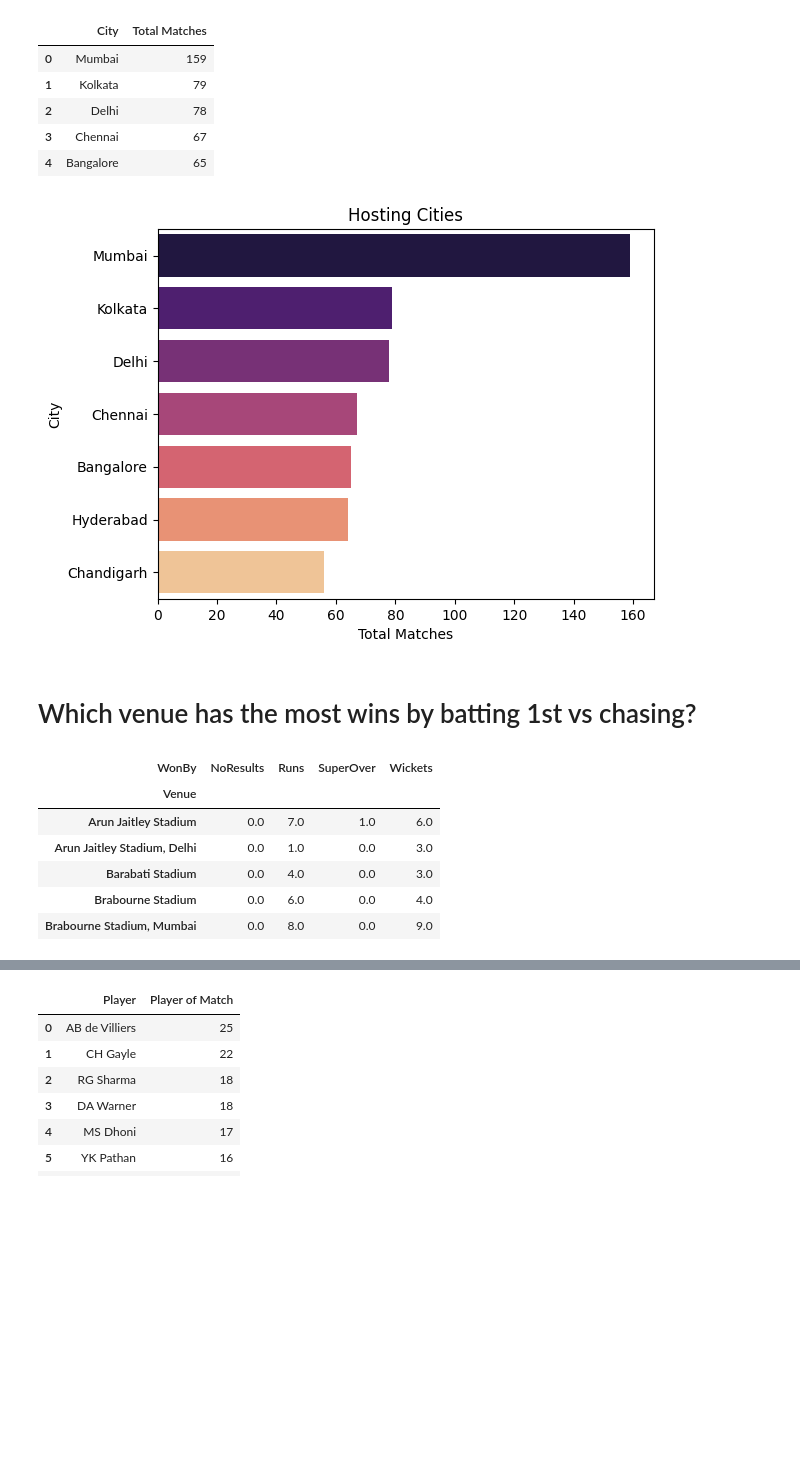
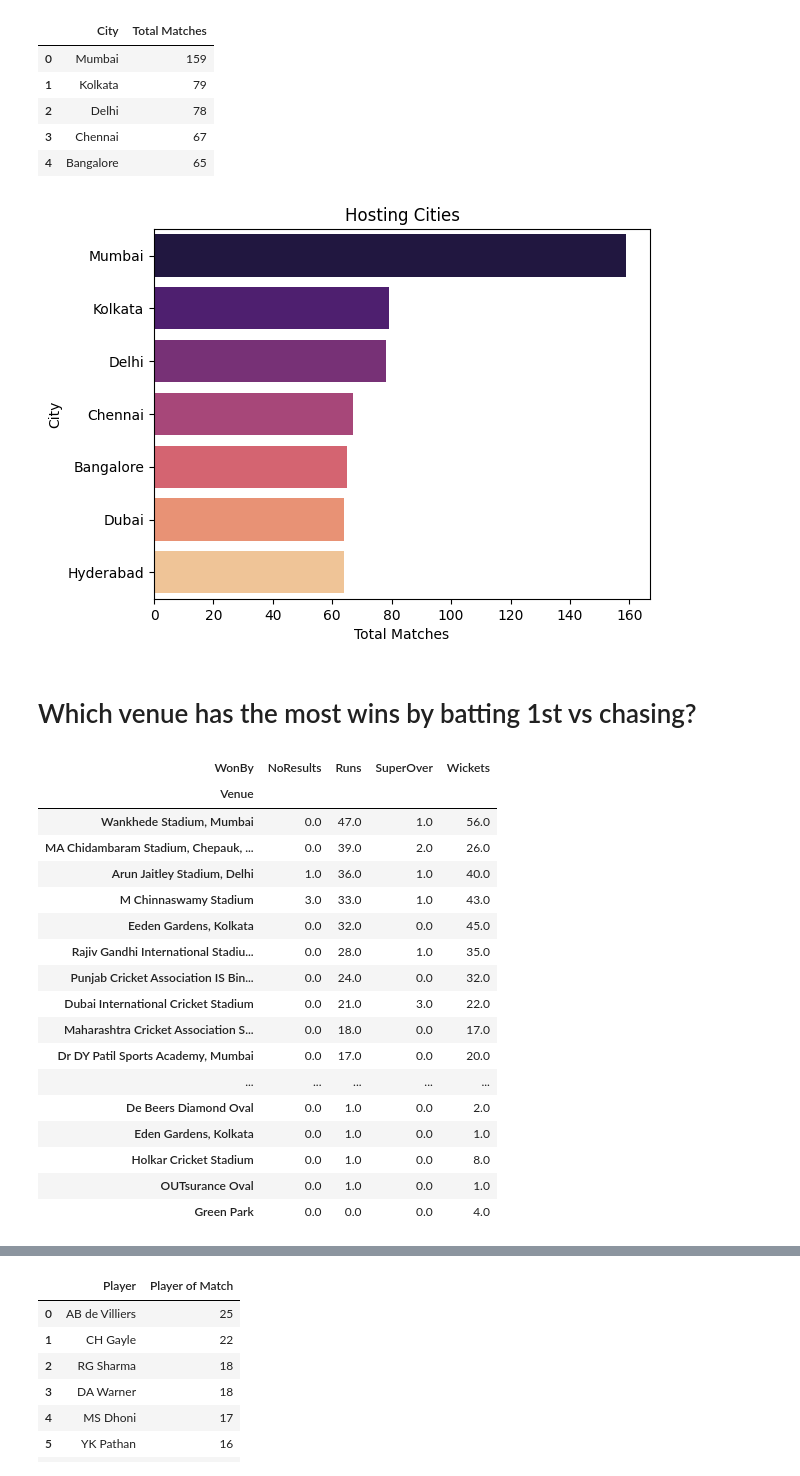
Before and after one commit to AkashKumar-47/IPL-Match-Analysis, a Jupyter notebook: IPL-analysis.ipynb, the cells around one changed output, grey strips where cells are left out. Drawn from its saved outputs; the diff is of its cells as text; code cells hidden in the pictures; blank space fills up the shorter version.

```diff
--- a/IPL-analysis.ipynb
+++ b/IPL-analysis.ipynb
@@ -114,0 +156,20 @@ df.replace(team_replacements, inplace=True)
+# %%
+venue_replacements = {
+    'Sardar Patel Stadium, Motera': 'Narendra Modi Stadium, Ahmedabad',
+    'Eeden Gardens': 'Eden Gardens, Kolkata',
+    'Eden Gardens': 'Eeden Gardens, Kolkata',
+    'Wankhede Stadium': 'Wankhede Stadium, Mumbai',
+    'Brabourne Stadium': 'Brabourne Stadium, Mumbai',
+    'Dr DY Patil Sports Academy': 'Dr DY Patil Sports Academy, Mumbai',
+    'Maharashtra Cricket Association Stadium': 'Maharashtra Cricket Association Stadium, Pune',
+    'MA Chidambaram Stadium': 'MA Chidambaram Stadium, Chepauk, Chennai',
+    'MA Chidambaram Stadium, Chepauk': 'MA Chidambaram Stadium, Chepauk, Chennai',
+    'Arun Jaitley Stadium': 'Arun Jaitley Stadium, Delhi',
+    'Feroz Shah Kotla': 'Arun Jaitley Stadium, Delhi',
+    'Rajiv Gandhi International Stadium': 'Rajiv Gandhi International Stadium, Uppal',
+    'Punjab Cricket Association IS Bindra Stadium': 'Punjab Cricket Association IS Bindra Stadium, Mohali',
+    'Punjab Cricket Association Stadium, Mohali': 'Punjab Cricket Association IS Bindra Stadium, Mohali',
+    'M.Chinnaswamy Stadium': 'M Chinnaswamy Stadium',
+}
+
+df.replace(venue_replacements, inplace=True)
@@ -163,18 +237,29 @@ sns.barplot(y='City', x='Total Matches', data=city_counts.head(7),palette='magma
 plt.title('Hosting Cities')
 plt.show()
 # %% [output]
-[figure, old version]
+[figure, new version]
 # %% [markdown]
 # Which venue has the most wins by batting 1st vs chasing?
 # %%
 venue_wins = df.groupby(['Venue', 'WonBy']).size().unstack().fillna(0)
-venue_wins.head()
+venue_wins.sort_values('Runs', ascending = False)
 # %% [output]
 | WonBy | NoResults | Runs | SuperOver | Wickets |
 | Venue |  |  |  |  |
-| Arun Jaitley Stadium | 0.0 | 7.0 | 1.0 | 6.0 |
-| Arun Jaitley Stadium, Delhi | 0.0 | 1.0 | 0.0 | 3.0 |
-| Barabati Stadium | 0.0 | 4.0 | 0.0 | 3.0 |
-| Brabourne Stadium | 0.0 | 6.0 | 0.0 | 4.0 |
-| Brabourne Stadium, Mumbai | 0.0 | 8.0 | 0.0 | 9.0 |
+| Wankhede Stadium, Mumbai | 0.0 | 47.0 | 1.0 | 56.0 |
+| MA Chidambaram Stadium, Chepauk, ... | 0.0 | 39.0 | 2.0 | 26.0 |
+| Arun Jaitley Stadium, Delhi | 1.0 | 36.0 | 1.0 | 40.0 |
+| M Chinnaswamy Stadium | 3.0 | 33.0 | 1.0 | 43.0 |
+| Eeden Gardens, Kolkata | 0.0 | 32.0 | 0.0 | 45.0 |
+| Rajiv Gandhi International Stadiu... | 0.0 | 28.0 | 1.0 | 35.0 |
+| Punjab Cricket Association IS Bin... | 0.0 | 24.0 | 0.0 | 32.0 |
+| Dubai International Cricket Stadium | 0.0 | 21.0 | 3.0 | 22.0 |
+| Maharashtra Cricket Association S... | 0.0 | 18.0 | 0.0 | 17.0 |
+| Dr DY Patil Sports Academy, Mumbai | 0.0 | 17.0 | 0.0 | 20.0 |
+| ... | ... | ... | ... | ... |
+| De Beers Diamond Oval | 0.0 | 1.0 | 0.0 | 2.0 |
+| Eden Gardens, Kolkata | 0.0 | 1.0 | 0.0 | 1.0 |
+| Holkar Cricket Stadium | 0.0 | 1.0 | 0.0 | 8.0 |
+| OUTsurance Oval | 0.0 | 1.0 | 0.0 | 1.0 |
+| Green Park | 0.0 | 0.0 | 0.0 | 4.0 |
 # %%
```
Also changed, not shown: parts of 21 cells of this notebook.
